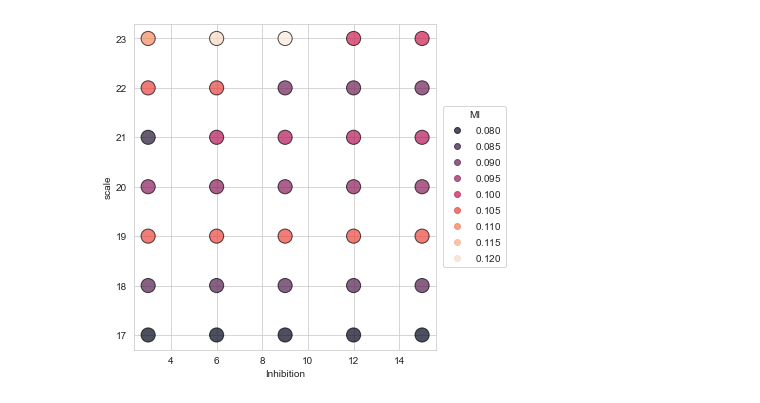
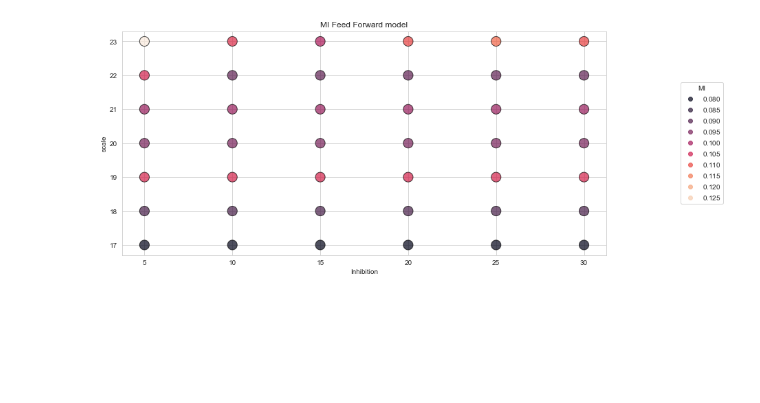
Before and after one commit to LaurenKeizer/BachelorStage, a Jupyter notebook: Microcircuit/Forward_analyzing.ipynb, the cells around one changed output. Drawn from its saved outputs; the diff is of its cells as text; code cells hidden in the pictures; blank space fills up the shorter version.

```diff
--- a/Microcircuit/Forward_analyzing.ipynb
+++ b/Microcircuit/Forward_analyzing.ipynb
@@ -19,7 +19,7 @@ import Backward as forw
 defaultclock = p.dt*ms
 # %%
 scales  = [17,18,19,20,21,22,23]
-weights = [3,6,9,12,15]
+weights = [5, 10, 15, 20, 25 ,30]
 # %%
 data_PC = pd.DataFrame()
 data_IN = pd.DataFrame()
@@ -65,23 +59,24 @@ my_data = data_PC[subset]
 # %%
 x = data_PC['weights']
 y = data_PC['scales']
 z = data_PC['MI']
 
-fig = plt.figure(figsize=(6, 6))
+fig = plt.figure(figsize=(14, 6))
 ax = fig.add_subplot(111)
 scatter = ax.scatter(x, y,
-           linewidths=1, alpha=.7,
-           edgecolor='k',
-           s = 200,
-           c=z)
+                     linewidths=1, alpha=.7,
+                     edgecolor='k',
+                     s = 200,
+                     c=z)
 
 ax.set_xlabel('Inhibition')
 ax.set_ylabel('scale')
-
+ax.set_title('MI Feed Forward model')
+pos = ax.get_position()
 ax.set_position([pos.x0, pos.y0, pos.width * 0.9, pos.height])
 
 ax.legend(*scatter.legend_elements(num=10), loc='center right', bbox_to_anchor=(1.25, 0.5), title="MI")
 
 plt.show()
 # %% [output]
-[figure, old version]
+[figure, new version]
```
Also changed, not shown: parts of 8 cells of this notebook, 4 other files.
